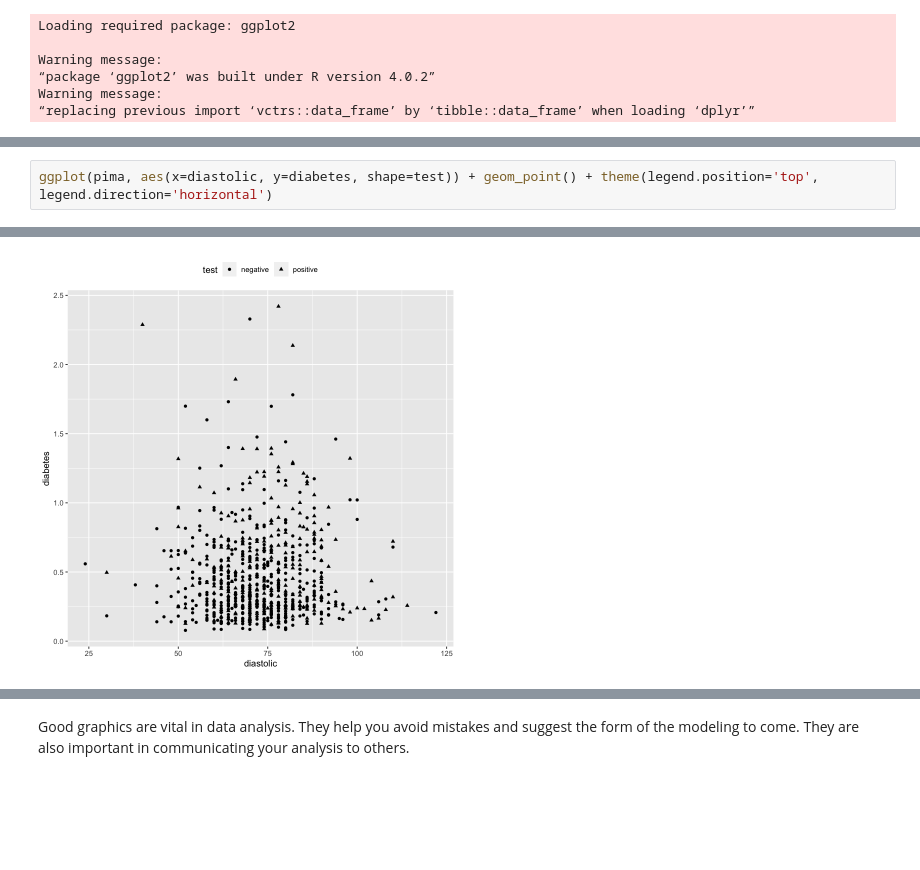
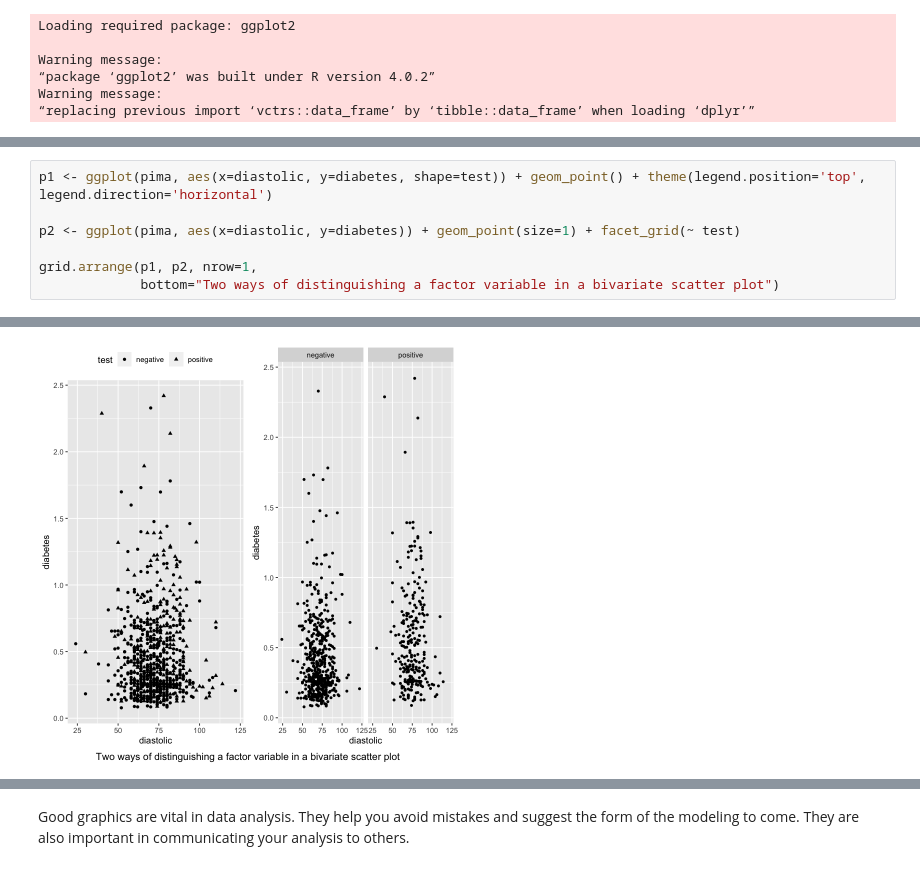
Before and after one commit to rajansawhney/linear-models-with-R, a Jupyter notebook: notebook/01-intro.ipynb, the cells around one changed output, grey strips where cells are left out. Saved outputs shown, nothing was run; the diff lists cells and outputs as text; blank space fills up the shorter version.

```diff
--- a/notebook/01-intro.ipynb
+++ b/notebook/01-intro.ipynb
@@ -187,5 +191,10 @@ Warning message:
 # %%
-ggplot(pima, aes(x=diastolic, y=diabetes, shape=test)) + geom_point() + theme(legend.position='top', legend.direction='horizontal')
+p1 <- ggplot(pima, aes(x=diastolic, y=diabetes, shape=test)) + geom_point() + theme(legend.position='top', legend.direction='horizontal')
+
+p2 <- ggplot(pima, aes(x=diastolic, y=diabetes)) + geom_point(size=1) + facet_grid(~ test)
+
+grid.arrange(p1, p2, nrow=1,
+             bottom="Two ways of distinguishing a factor variable in a bivariate scatter plot")
 # %% [output]
 Warning message:
 “Removed 35 rows containing missing values (geom_point).”
@@ -192 +203 @@ Warning message:
-[figure, old version]
+[figure, new version]
```
Also changed, not shown: parts of 5 cells of this notebook.
